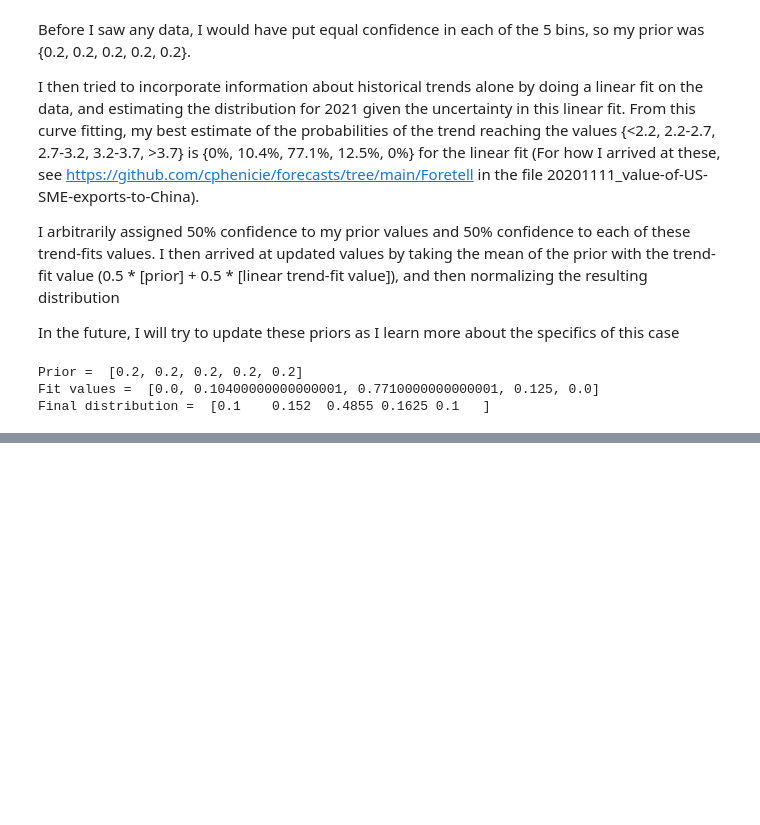
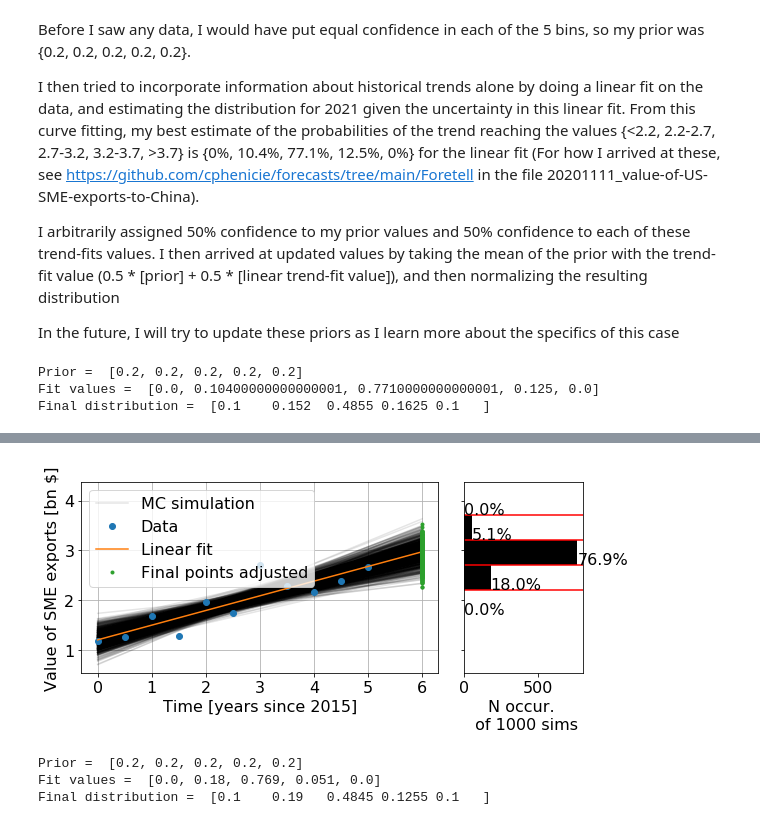
Before and after one commit to cphenicie/forecasts, a Jupyter notebook: Foretell/20201111_value-of-US-SME-exports-to-China.ipynb, the cells around one changed output, grey strips where cells are left out. Drawn from its saved outputs; the diff is of its cells as text; code cells hidden in the pictures; blank space fills up the shorter version.

```diff
--- a/Foretell/20201111_value-of-US-SME-exports-to-China.ipynb
+++ b/Foretell/20201111_value-of-US-SME-exports-to-China.ipynb
@@ -336,0 +348,55 @@ Final distribution =  [0.1    0.152  0.4855 0.1625 0.1   ]
+# %%
+update = 0.97
+
+# Plot MC simualtions and build MC data
+cset_boundaries = [2.2, 2.7, 3.2, 3.7]
+
+fig, [ax_mc, ax_hist] = plt.subplots(1, 2, figsize=(8, 4), gridspec_kw={'width_ratios': [3, 1]}, sharey=True)
+
+for i, popt_mc in enumerate(fit_params):
+    label = 'MC simulation' if i == 0 else None
+    t_plot = np.linspace(0, t_final, 100)
+    ax_mc.plot(t_plot, outside_func(t_plot, *popt_mc), 'k', alpha=0.1, label=label)
+
+# Plot original data and fit
+ax_mc.plot(data['date'], data['quant'], 'o', label='Data')
+t_plot = np.linspace(0, t_final, 100)
+ax_mc.plot(t_plot, outside_func(t_plot, *popt), label=fit_label)
+
+ax_mc.plot([t_final]*len(final_vals), np.array(final_vals) * update, '.', label='Final points adjusted')
+# for boundary in cset_boundaries:
+#     ax_mc.axhline(boundary, color='r', linewidth=0.3)
+
+ax_mc.set_xlabel(xlabel)
+ax_mc.set_ylabel(ylabel)
+# ax_mc.set_yscale('log')
+
+ax_mc.grid()
+ax_mc.legend()
+
+
+
+
+# Plot histogram
+bin_min = min(final_vals) * update if min(final_vals) * update < min(cset_boundaries) else min(cset_boundaries) - np.diff(cset_boundaries)[0]
+bin_max = max(final_vals) * update if max(final_vals) * update > max(cset_boundaries) else max(cset_boundaries) + np.diff(cset_boundaries)[-1]
+
+bins = np.concatenate([[bin_min], cset_boundaries, [bin_max]])
+
+n, bins, patches = ax_hist.hist(np.array(final_vals) * update, bins, color='k', orientation='horizontal')
+# ax_hist.set_ylim(ax_mc.get_ylim())
+
+ax_hist.set_xlabel('N occur. \n of {} sims'.format(n_fits))
+
+for boundary in cset_boundaries:
+    ax_hist.axhline(boundary, color='r')
+
+text_offset = (max(bins) - min(bins)) / 100
+percentages = [n_val / n_fits * 100 for n_val in n]
+for n_val, bin_min, percent in zip(n, bins[:-1], percentages):
+    ax_hist.text(n_val, bin_min + text_offset, '%.1f%%' %(percent))
+
+
+plt.tight_layout()
+# %% [output]
+[figure, added]
@@ -336,0 +405,13 @@ Final distribution =  [0.1    0.152  0.4855 0.1625 0.1   ]
+# %%
+prior = [0.2, 0.2, 0.2, 0.2, 0.2]
+fit_lin = [p/100 for p in percentages_linear]
+fit_exp = [p/100 for p in percentages_exponential]
+mean_vals = [0.5 * p + 0.5 * f_l + 0 * f_e for p, f_l, f_e in zip(prior, fit_lin, fit_exp)]
+final_dist = mean_vals / np.sum(mean_vals)
+print('Prior = ', prior)
+print('Fit values = ', fit_lin)
+print('Final distribution = ', final_dist)
+# %% [output]
+Prior =  [0.2, 0.2, 0.2, 0.2, 0.2]
+Fit values =  [0.0, 0.18, 0.769, 0.051, 0.0]
+Final distribution =  [0.1    0.19   0.4845 0.1255 0.1   ]
```
Also changed, not shown: parts of 8 cells of this notebook, 2 other files.
